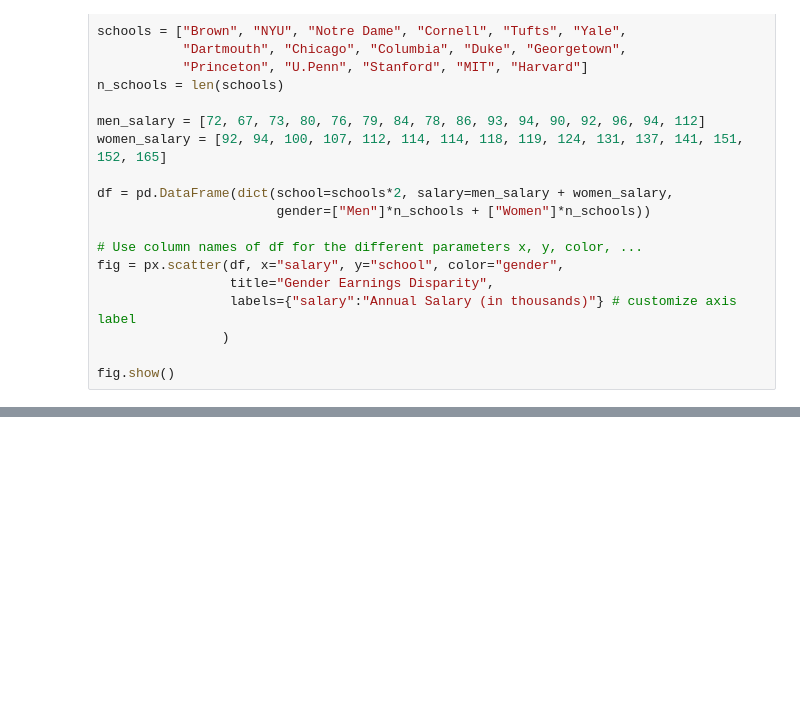
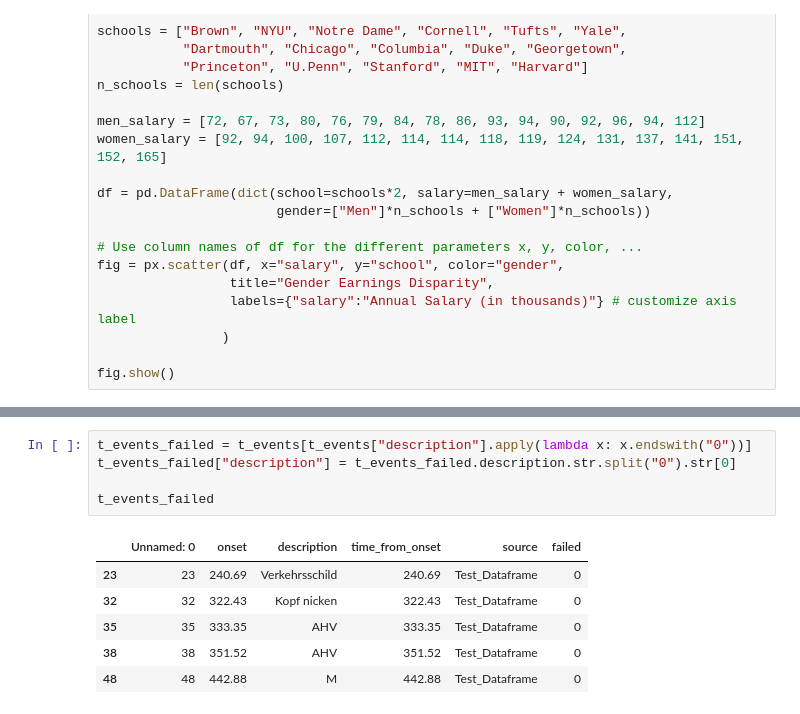
Before and after one commit to RuKrei/VEEG_Event_Processor, a Jupyter notebook: src/VEEG_drafts.ipynb, the cells around one changed output, grey strips where cells are left out. Drawn from its saved outputs; the diff is of its cells as text; blank space fills up the shorter version.

```diff
--- a/src/VEEG_drafts.ipynb
+++ b/src/VEEG_drafts.ipynb
@@ -220,0 +310,12 @@ fig.show()
+# %%
+t_events_failed = t_events[t_events["description"].apply(lambda x: x.endswith("0"))]
+t_events_failed["description"] = t_events_failed.description.str.split("0").str[0]
+
+t_events_failed
+# %% [output]
+|  | Unnamed: 0 | onset | description | time_from_onset | source | failed |
+| 23 | 23 | 240.69 | Verkehrsschild | 240.69 | Test_Dataframe | 0 |
+| 32 | 32 | 322.43 | Kopf nicken | 322.43 | Test_Dataframe | 0 |
+| 35 | 35 | 333.35 | AHV | 333.35 | Test_Dataframe | 0 |
+| 38 | 38 | 351.52 | AHV | 351.52 | Test_Dataframe | 0 |
+| 48 | 48 | 442.88 | M | 442.88 | Test_Dataframe | 0 |
```
Also changed, not shown: parts of 13 cells of this notebook, 3 other files.
